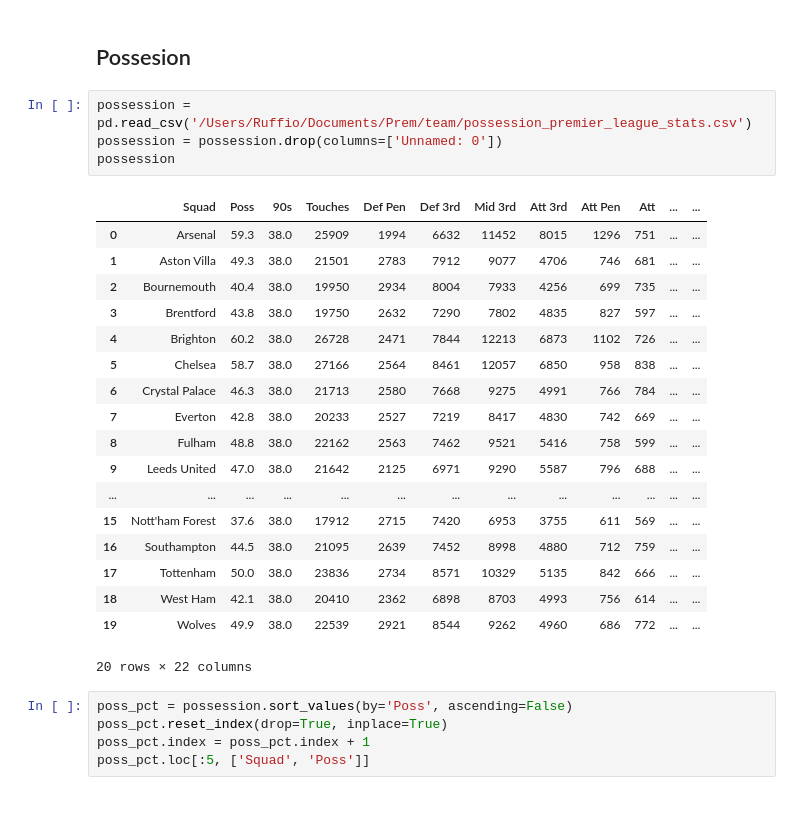
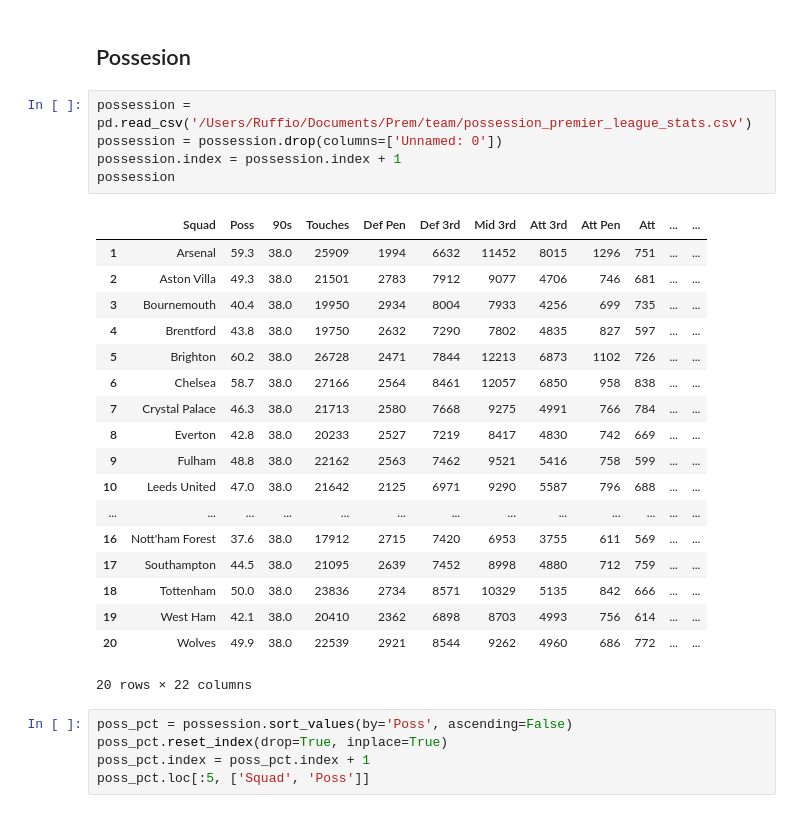
Before and after one commit to ayomidecole/Prem2022-23-data, a Jupyter notebook: prem_data_analysis.ipynb, the cells around one changed output. Drawn from its saved outputs; the diff is of its cells as text.

```diff
--- a/prem_data_analysis.ipynb
+++ b/prem_data_analysis.ipynb
@@ -148,25 +148,26 @@ underperformed_xG.set_index(np.arange(1, len(underperformed_xG)+1))[['Squad', 'G
 # %%
 possession = pd.read_csv('/Users/Ruffio/Documents/Prem/team/possession_premier_league_stats.csv')
 possession = possession.drop(columns=['Unnamed: 0'])
+possession.index = possession.index + 1
 possession
 # %% [output]
 |  | Squad | Poss | 90s | Touches | Def Pen | Def 3rd | Mid 3rd | Att 3rd | Att Pen | Att | ... | ... |
-| 0 | Arsenal | 59.3 | 38.0 | 25909 | 1994 | 6632 | 11452 | 8015 | 1296 | 751 | ... | ... |
-| 1 | Aston Villa | 49.3 | 38.0 | 21501 | 2783 | 7912 | 9077 | 4706 | 746 | 681 | ... | ... |
-| 2 | Bournemouth | 40.4 | 38.0 | 19950 | 2934 | 8004 | 7933 | 4256 | 699 | 735 | ... | ... |
-| 3 | Brentford | 43.8 | 38.0 | 19750 | 2632 | 7290 | 7802 | 4835 | 827 | 597 | ... | ... |
-| 4 | Brighton | 60.2 | 38.0 | 26728 | 2471 | 7844 | 12213 | 6873 | 1102 | 726 | ... | ... |
-| 5 | Chelsea | 58.7 | 38.0 | 27166 | 2564 | 8461 | 12057 | 6850 | 958 | 838 | ... | ... |
-| 6 | Crystal Palace | 46.3 | 38.0 | 21713 | 2580 | 7668 | 9275 | 4991 | 766 | 784 | ... | ... |
-| 7 | Everton | 42.8 | 38.0 | 20233 | 2527 | 7219 | 8417 | 4830 | 742 | 669 | ... | ... |
-| 8 | Fulham | 48.8 | 38.0 | 22162 | 2563 | 7462 | 9521 | 5416 | 758 | 599 | ... | ... |
-| 9 | Leeds United | 47.0 | 38.0 | 21642 | 2125 | 6971 | 9290 | 5587 | 796 | 688 | ... | ... |
+| 1 | Arsenal | 59.3 | 38.0 | 25909 | 1994 | 6632 | 11452 | 8015 | 1296 | 751 | ... | ... |
+| 2 | Aston Villa | 49.3 | 38.0 | 21501 | 2783 | 7912 | 9077 | 4706 | 746 | 681 | ... | ... |
+| 3 | Bournemouth | 40.4 | 38.0 | 19950 | 2934 | 8004 | 7933 | 4256 | 699 | 735 | ... | ... |
+| 4 | Brentford | 43.8 | 38.0 | 19750 | 2632 | 7290 | 7802 | 4835 | 827 | 597 | ... | ... |
+| 5 | Brighton | 60.2 | 38.0 | 26728 | 2471 | 7844 | 12213 | 6873 | 1102 | 726 | ... | ... |
+| 6 | Chelsea | 58.7 | 38.0 | 27166 | 2564 | 8461 | 12057 | 6850 | 958 | 838 | ... | ... |
+| 7 | Crystal Palace | 46.3 | 38.0 | 21713 | 2580 | 7668 | 9275 | 4991 | 766 | 784 | ... | ... |
+| 8 | Everton | 42.8 | 38.0 | 20233 | 2527 | 7219 | 8417 | 4830 | 742 | 669 | ... | ... |
+| 9 | Fulham | 48.8 | 38.0 | 22162 | 2563 | 7462 | 9521 | 5416 | 758 | 599 | ... | ... |
+| 10 | Leeds United | 47.0 | 38.0 | 21642 | 2125 | 6971 | 9290 | 5587 | 796 | 688 | ... | ... |
 | ... | ... | ... | ... | ... | ... | ... | ... | ... | ... | ... | ... | ... |
-| 15 | Nott'ham Forest | 37.6 | 38.0 | 17912 | 2715 | 7420 | 6953 | 3755 | 611 | 569 | ... | ... |
-| 16 | Southampton | 44.5 | 38.0 | 21095 | 2639 | 7452 | 8998 | 4880 | 712 | 759 | ... | ... |
-| 17 | Tottenham | 50.0 | 38.0 | 23836 | 2734 | 8571 | 10329 | 5135 | 842 | 666 | ... | ... |
-| 18 | West Ham | 42.1 | 38.0 | 20410 | 2362 | 6898 | 8703 | 4993 | 756 | 614 | ... | ... |
-| 19 | Wolves | 49.9 | 38.0 | 22539 | 2921 | 8544 | 9262 | 4960 | 686 | 772 | ... | ... |
+| 16 | Nott'ham Forest | 37.6 | 38.0 | 17912 | 2715 | 7420 | 6953 | 3755 | 611 | 569 | ... | ... |
+| 17 | Southampton | 44.5 | 38.0 | 21095 | 2639 | 7452 | 8998 | 4880 | 712 | 759 | ... | ... |
+| 18 | Tottenham | 50.0 | 38.0 | 23836 | 2734 | 8571 | 10329 | 5135 | 842 | 666 | ... | ... |
+| 19 | West Ham | 42.1 | 38.0 | 20410 | 2362 | 6898 | 8703 | 4993 | 756 | 614 | ... | ... |
+| 20 | Wolves | 49.9 | 38.0 | 22539 | 2921 | 8544 | 9262 | 4960 | 686 | 772 | ... | ... |
 20 rows × 22 columns
 # %%
 poss_pct = possession.sort_values(by='Poss', ascending=False)
```
